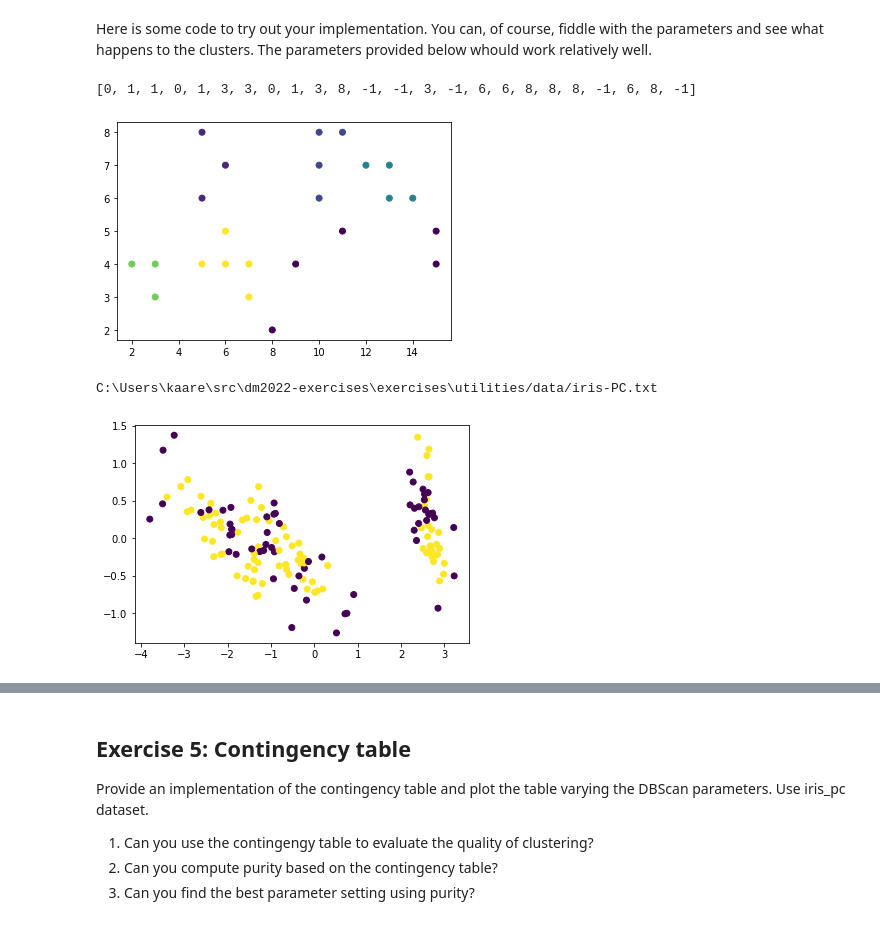
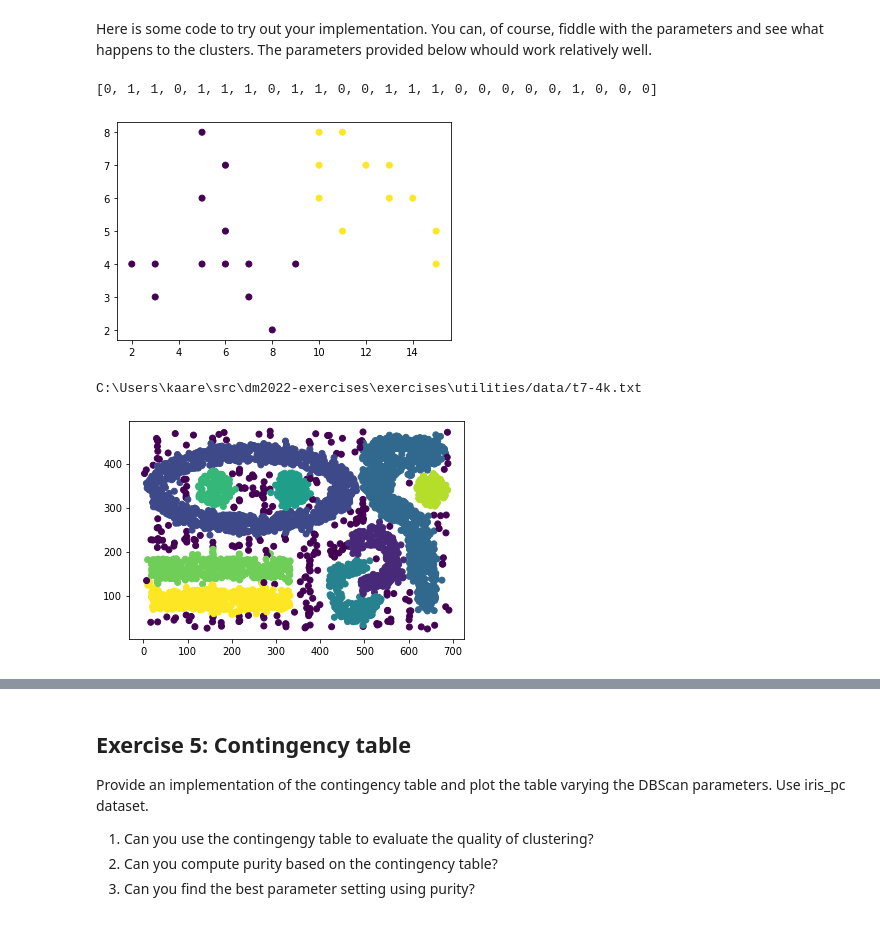
Before and after one commit to KaareKristensen/dm2022-exercises, a Jupyter notebook: exercises/Week 3 - Density-based Clustering.ipynb, the cells around one changed output, grey strips where cells are left out. Saved outputs shown, nothing was run; the diff lists cells and outputs as text; code cells hidden in the pictures.

```diff
--- a/exercises/Week 3 - Density-based Clustering.ipynb
+++ b/exercises/Week 3 - Density-based Clustering.ipynb
@@ -85,14 +85,13 @@ def densityConnected(x, k, cluster_assignments, cores): # You might need more pa
     for neighbor_index in x["Nx"]:
         # Fail fast if point already assigned to a cluster
         if cluster_assignments[neighbor_index] != -1:
-            break
+            continue
         # Connect (potentially recursively)
         cluster_assignments[neighbor_index] = k
         for core in cores:
             # If the neighbor is also a core
             if neighbor_index == core["x_index"]:
                 cluster_assignments = densityConnected(core, k, cluster_assignments, cores)
-                break
     return cluster_assignments
 
 
@@ -145,25 +144,25 @@ fig, ax = plt.subplots(1, 1)
 ax.scatter(*(X.T), c=clustering)
 plt.show()
 # %% [output]
-[0, 1, 1, 0, 1, 3, 3, 0, 1, 3, 8, -1, -1, 3, -1, 6, 6, 8, 8, 8, -1, 6, 8, -1]
+[0, 1, 1, 0, 1, 1, 1, 0, 1, 1, 0, 0, 1, 1, 1, 0, 0, 0, 0, 0, 1, 0, 0, 0]
-[figure, old version]
+[figure, new version]
 # %%
 # Test clustering on iris_PC dataset
 # clustering = dbscan(X, 0.5, 5) # Works for iris_2PC dataset
-slow = False
+slow = True
 if slow:
     X, _ = load_t7()
     clustering = dbscan(X, e=15, m=10)
 else:
     X, _ = load_iris_PC()
     clustering = dbscan(X, e=0.4, m=5)
 
 fig, ax = plt.subplots(1, 1)
 ax.scatter(*(X.T), c=clustering)
 plt.show()
 # %% [output]
-C:\Users\kaare\src\dm2022-exercises\exercises\utilities/data/iris-PC.txt
+C:\Users\kaare\src\dm2022-exercises\exercises\utilities/data/t7-4k.txt
-[figure, old version]
+[figure, new version]
 # %% [markdown]
 ## Exercise 4: DENCLUE Calculations
 This exercise relates to the DENCLUE algorithm introduced in Section 15.3 in [Zaki].
```
